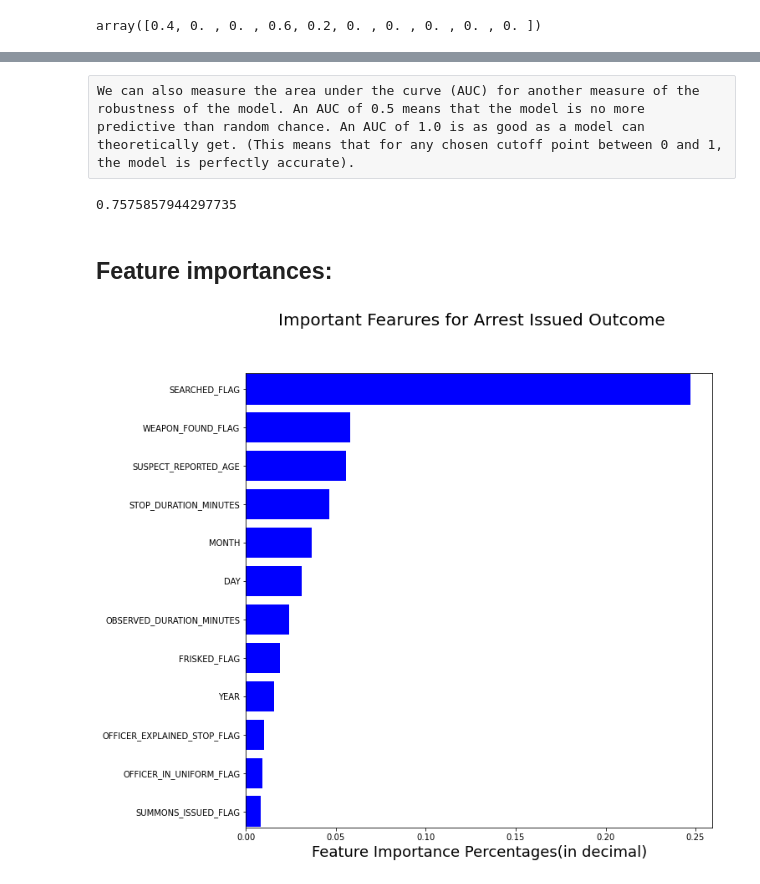
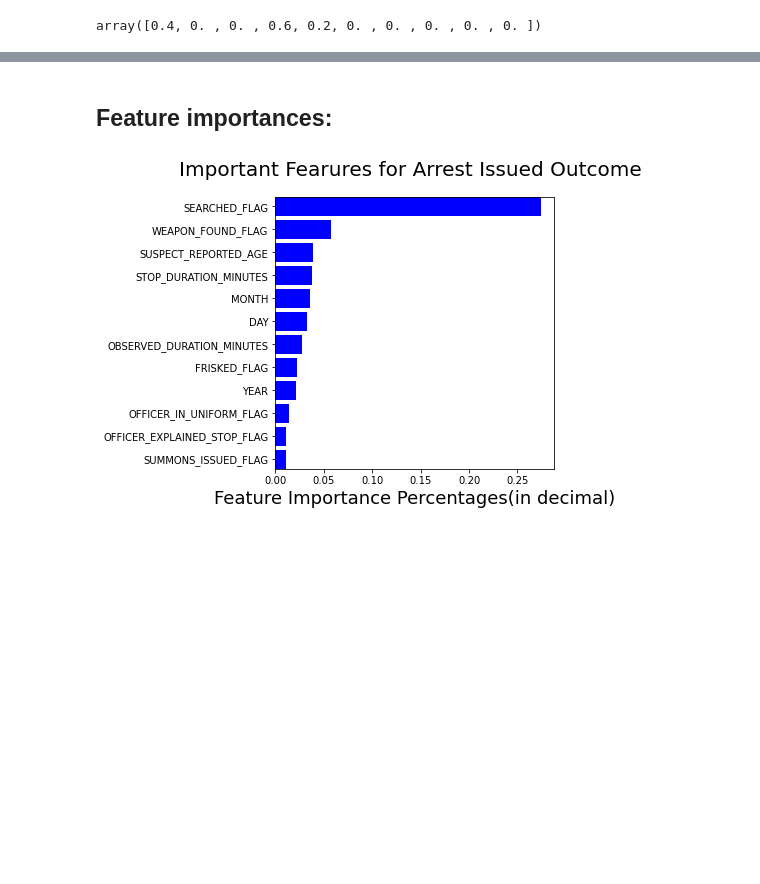
Before and after one commit to uzmabb182/data-detection-using-machine-learning, a Jupyter notebook: static/data_processing/sfq_arrest_reduced_features.ipynb, the cells around one changed output, grey strips where cells are left out. Saved outputs shown, nothing was run; the diff lists cells and outputs as text; code cells hidden in the pictures; blank space fills up the shorter version.

Commit message:
feature importance images added

```diff
--- a/static/data_processing/sfq_arrest_reduced_features.ipynb
+++ b/static/data_processing/sfq_arrest_reduced_features.ipynb
@@ -2292,13 +2268,3 @@ plt.show()
-# %% [raw]
-We can also measure the area under the curve (AUC) for another measure of the robustness of the model. An AUC of 0.5 means that the model is no more predictive than random chance. An AUC of 1.0 is as good as a model can theoretically get. (This means that for any chosen cutoff point between 0 and 1, the model is perfectly accurate).
-# %%
-# Auc gives a summery of how good our model is and closer to 1 is better
-# the area under the curve is the auc area, which is about 76%
-from sklearn.metrics import auc
-roc_auc = auc(fpr, tpr)
-roc_auc
-# %% [output]
-0.7575857944297735
 # %% [markdown]
 ## Feature importances:
 # %%
@@ -2306,21 +2272,21 @@ feature_importances = clf.feature_importances_
 # %%
 features = sorted(zip(X_train.columns[:12], clf.feature_importances_), key = lambda x: x[1])
 cols = [f[0] for f in features]
 width = [f[1] for f in features]
 
 fig, ax = plt.subplots()
 
 fig.suptitle('Important Fearures for Arrest Issued Outcome', fontsize=20)
 plt.xlabel('Feature Importance Percentages(in decimal)', fontsize=18)
 # plt.ylabel('Important Feature Names', fontsize=16)
 
-fig.set_size_inches(10, 10)
+fig.set_size_inches(5, 5)
 plt.margins(y=0.001)
 
 ax.barh(y=cols, width=width, color='b')
 plt.savefig('../images/arrest_reduced_feature.PNG')
 plt.show()
 # %% [output]
-[figure, old version]
+[figure, new version]
 # %%
 features
```
Also changed, not shown: parts of 16 cells of this notebook, 5 other files.
